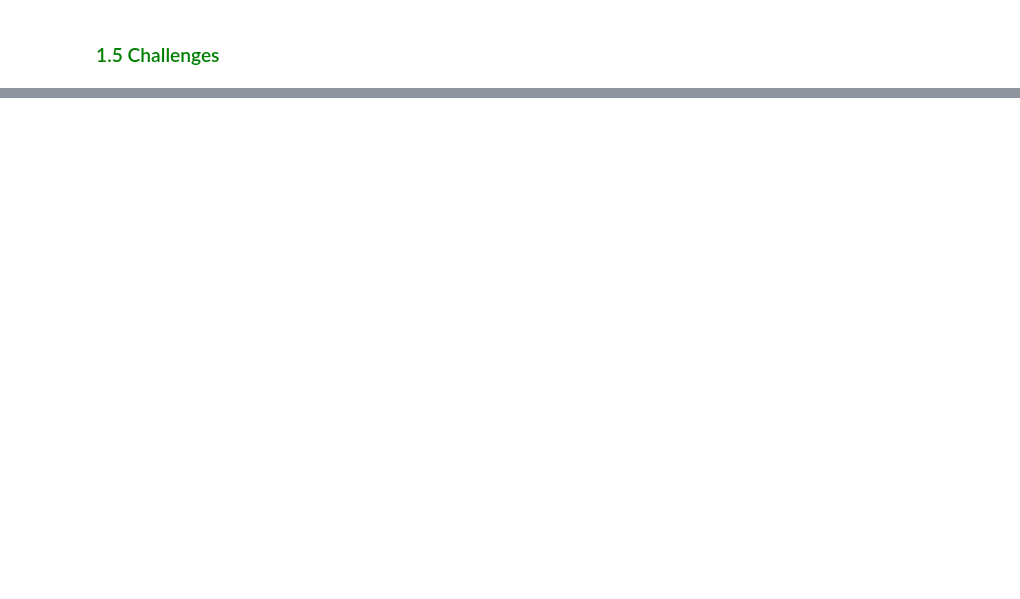
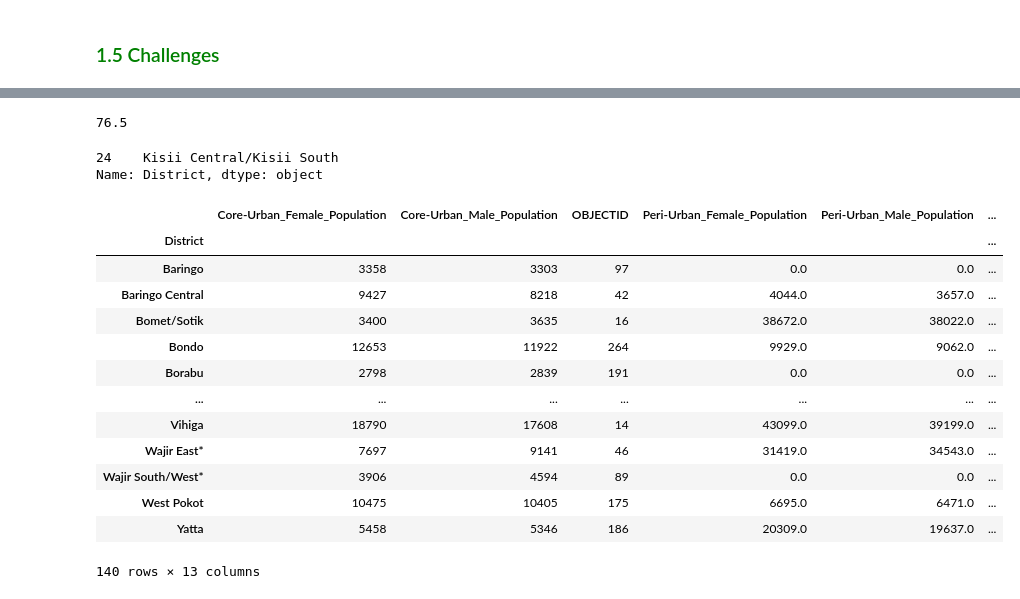
Before and after one commit to stogaja/DATA-SCIENCE, a Jupyter notebook: THURSDAY/Pandas_Basics_II.ipynb, the cells around one changed output, grey strips where cells are left out. Cells and saved outputs as stored; diff of their text form; code cells hidden in the pictures; blank space fills up the shorter version.

```diff
--- a/THURSDAY/Pandas_Basics_II.ipynb
+++ b/THURSDAY/Pandas_Basics_II.ipynb
@@ -1125,18 +1242,48 @@ kenyan_premier_league = {'Team': ['Gor Mahia', 'AFC', 'Mathare', 'Ushuru', 'Kari
    'Year': [2018, 2019, 2017, 2019, 2017, 2019, 2016, 2017, 2016, 2018, 2019, 2017],
    'Points':[87, 78, 86, 67, 74, 81, 75, 78, 69, 70, 80, 69]}
 
-OUR CODE GOES HERE
+df = pd.DataFrame(kenyan_premier_league, columns = ['Team', 'Year', 'Points'])
+df
+
+# Calculate the mean and median of the points during the years
+df['Points'].mean()
+df['Points'].median()
+# %% [output]
+76.5
 # %%
 # Challenge 3
 # Randomly select a municipality without replacement from the following dataset
 # url = http://bit.ly/KePopulationDistribution1
 #
-OUR CODE GOES HERE
+frame1.head()
+
+# Randomly select a municipality without replacement
+frame1['District'].sample(n=1, replace=False)
+# %% [output]
+24    Kisii Central/Kisii South
+Name: District, dtype: object
 # %%
 # Challenge 4
 # From the given dataset, create a pivot table of sum total population by District
-#
-OUR CODE GOES HERE
+frame1.head()
+
+# Create a pivot table of sum total population by District
+frame1.pivot_table(index=['District'], aggfunc='sum')
+# %% [output]
+|  | Core-Urban_Female_Population | Core-Urban_Male_Population | OBJECTID | Peri-Urban_Female_Population | Peri-Urban_Male_Population | ... |
+| District |  |  |  |  |  | ... |
+| Baringo | 3358 | 3303 | 97 | 0.0 | 0.0 | ... |
+| Baringo Central | 9427 | 8218 | 42 | 4044.0 | 3657.0 | ... |
+| Bomet/Sotik | 3400 | 3635 | 16 | 38672.0 | 38022.0 | ... |
+| Bondo | 12653 | 11922 | 264 | 9929.0 | 9062.0 | ... |
+| Borabu | 2798 | 2839 | 191 | 0.0 | 0.0 | ... |
+| ... | ... | ... | ... | ... | ... | ... |
+| Vihiga | 18790 | 17608 | 14 | 43099.0 | 39199.0 | ... |
+| Wajir East* | 7697 | 9141 | 46 | 31419.0 | 34543.0 | ... |
+| Wajir South/West* | 3906 | 4594 | 89 | 0.0 | 0.0 | ... |
+| West Pokot | 10475 | 10405 | 175 | 6695.0 | 6471.0 | ... |
+| Yatta | 5458 | 5346 | 186 | 20309.0 | 19637.0 | ... |
+140 rows × 13 columns
 # %%
 # Challenge 5
 # From the given dataset, create a pivot table of sum total population by District
```
Also changed, not shown: parts of 14 cells of this notebook.
